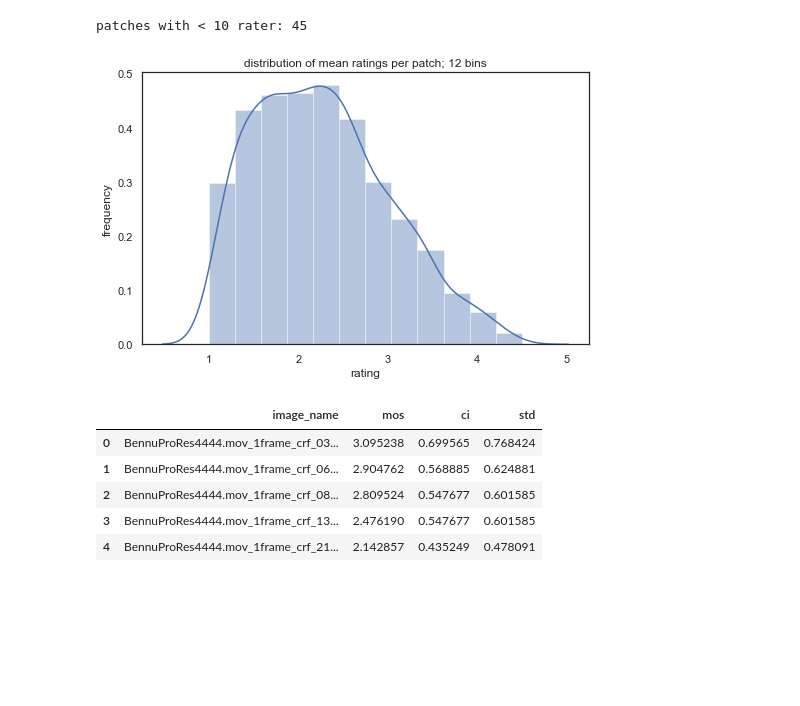
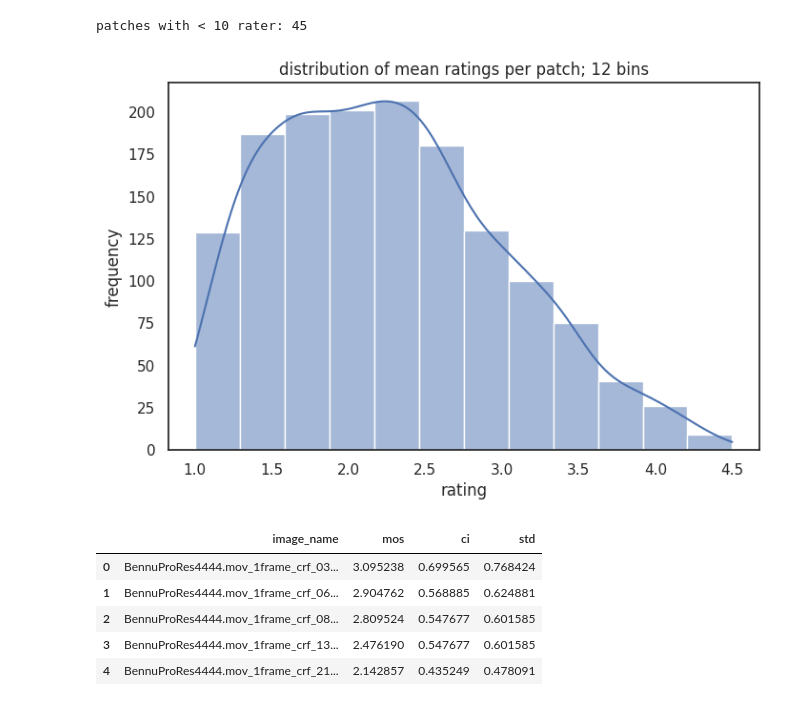
Before and after one commit to Telecommunication-Telemedia-Assessment/image_quality_test, a Jupyter notebook: test_2/analyze.ipynb, the cells around one changed output. Cells and saved outputs as stored; diff of their text form; code cells hidden in the pictures; blank space fills up the shorter version.

```diff
--- a/test_2/analyze.ipynb
+++ b/test_2/analyze.ipynb
@@ -265,13 +275,13 @@ patches with < 10 rater: 45
 # %%
 sns.set(rc={'figure.figsize':(8,5)})
 sns.set_style("white")
-ax = sns.distplot(dr.groupby(by=["stimuli_ID"]).mean().reset_index()["rating"], bins=12)
+ax = sns.histplot(dr.groupby(by=["stimuli_ID"]).mean().reset_index()["rating"], bins=12, kde=True)
 
 ax.set_title("distribution of mean ratings per patch; 12 bins")
 ax.set_ylabel("frequency")
 save_fig(ax, "dist_rating_patches")
 # %% [output]
-[figure, old version]
+[figure, new version]
 # %%
 dmos = pd.read_csv("../test_1/mos_ci.csv")
 d(dmos.head())
```
Also changed, not shown: parts of 5 cells of this notebook, 13 other files.
